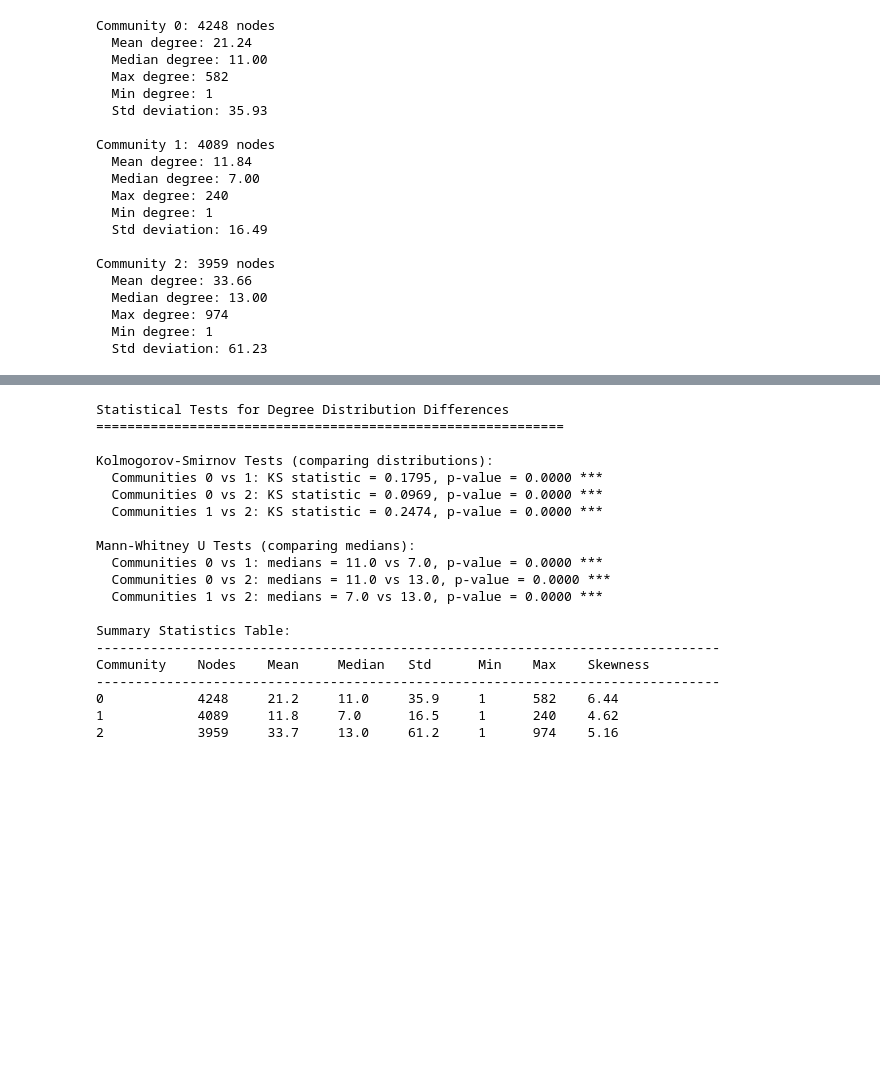
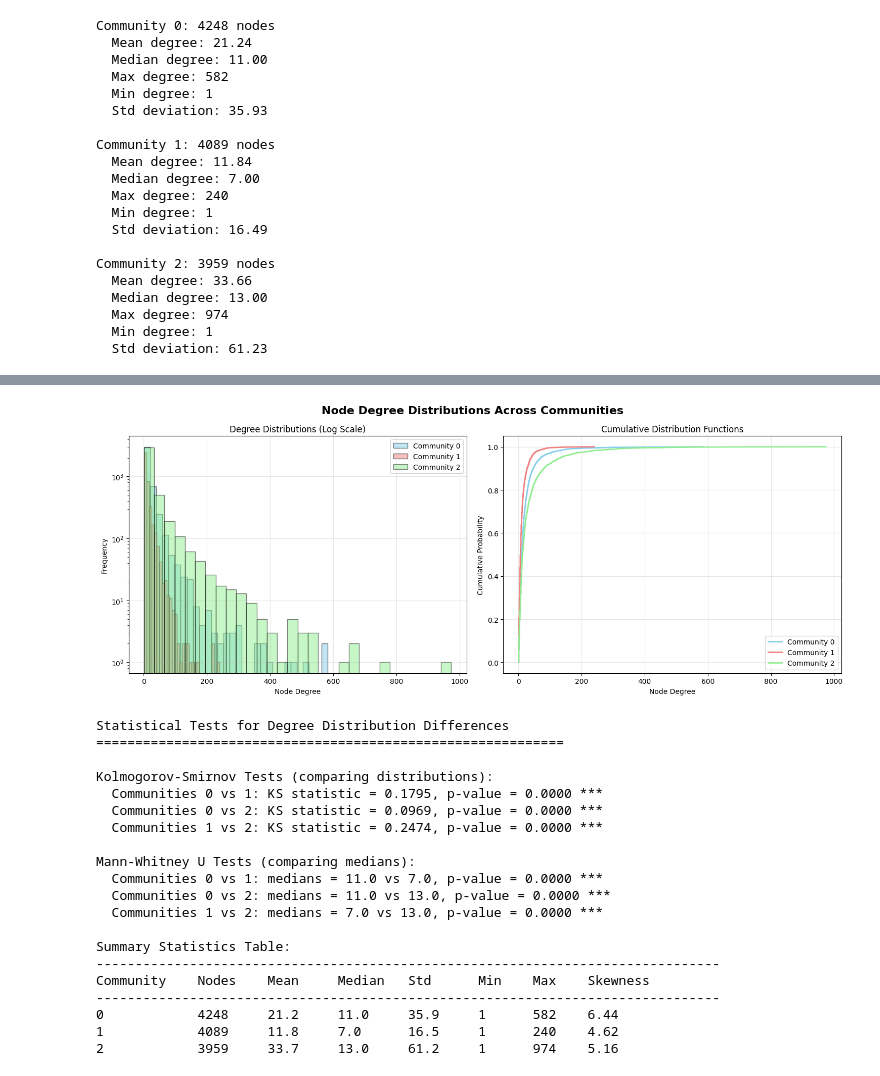
Before and after one commit to joaomelga/innovation-networks-exploration, a Jupyter notebook: src/vc_bipartite_explore_communities.ipynb, the cells around one changed output, grey strips where cells are left out. Saved outputs shown, nothing was run; the diff lists cells and outputs as text; code cells hidden in the pictures; blank space fills up the shorter version.

```diff
--- a/src/vc_bipartite_explore_communities.ipynb
+++ b/src/vc_bipartite_explore_communities.ipynb
@@ -1176,3 +1141,48 @@ plt.show()
+# %%
+# Create comprehensive degree distribution plots
+fig, axes = plt.subplots(1, 2, figsize=(15, 6))
+fig.suptitle('Node Degree Distributions Across Communities', fontsize=16, fontweight='bold')
+
+# Flatten axes for easier indexing
+axes_flat = axes.flatten()
+
+# Plot 5: Log-scale histograms (to better see heavy tails)
+ax = axes_flat[0]
+for i, comm_id in enumerate(communities_of_interest):
+    degrees = community_degree_distributions[comm_id]
+    ax.hist(degrees, bins=30, alpha=0.5, label=f'Community {comm_id}',
+            color=colors[i], edgecolor='black')
+
+ax.set_title('Degree Distributions (Log Scale)')
+ax.set_xlabel('Node Degree')
+ax.set_ylabel('Frequency')
+ax.set_yscale('log')
+ax.legend()
+ax.grid(True, alpha=0.3)
+
+# Plot 6: Cumulative distribution functions
+ax = axes_flat[1]
+for i, comm_id in enumerate(communities_of_interest):
+    degrees = np.array(community_degree_distributions[comm_id])
+    degrees_sorted = np.sort(degrees)
+    cdf = np.arange(1, len(degrees_sorted) + 1) / len(degrees_sorted)
+
+    ax.plot(degrees_sorted, cdf, label=f'Community {comm_id}', color=colors[i], linewidth=2)
+
+ax.set_title('Cumulative Distribution Functions')
+ax.set_xlabel('Node Degree')
+ax.set_ylabel('Cumulative Probability')
+ax.legend()
+ax.grid(True, alpha=0.3)
+
+plt.tight_layout()
+
+# Save figure
+plt.savefig(os.path.join(figures_dir, 'node_degree_distributions_comprehensive_pt2.png'),
+            dpi=300, bbox_inches='tight')
+plt.show()
+# %% [output]
+[figure, added]
 # %%
 # Statistical tests for degree distribution differences
 print("Statistical Tests for Degree Distribution Differences")
```
Also changed, not shown: parts of 19 cells of this notebook, 17 other files.
